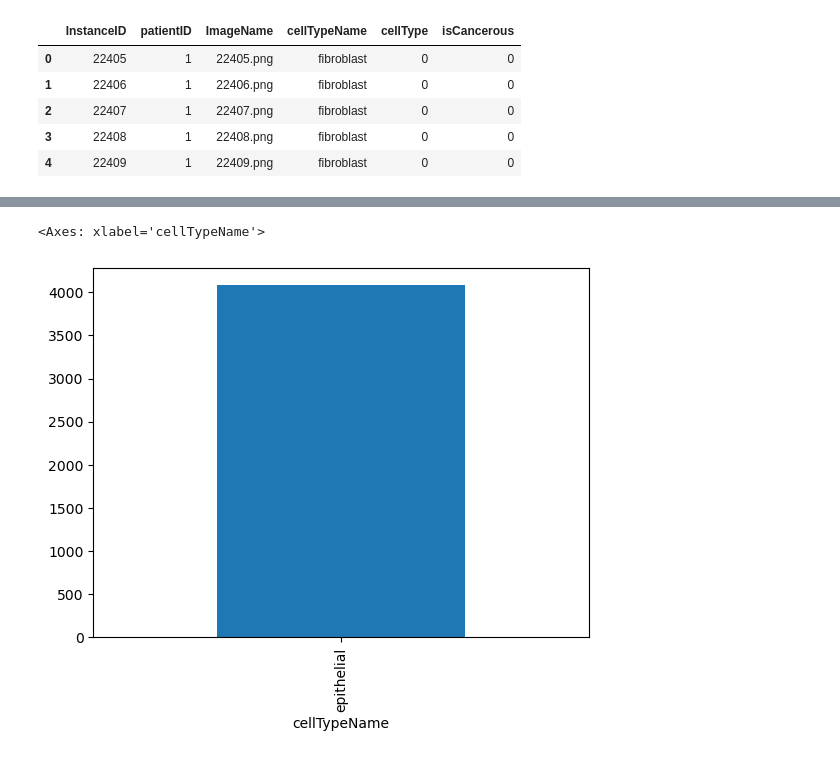
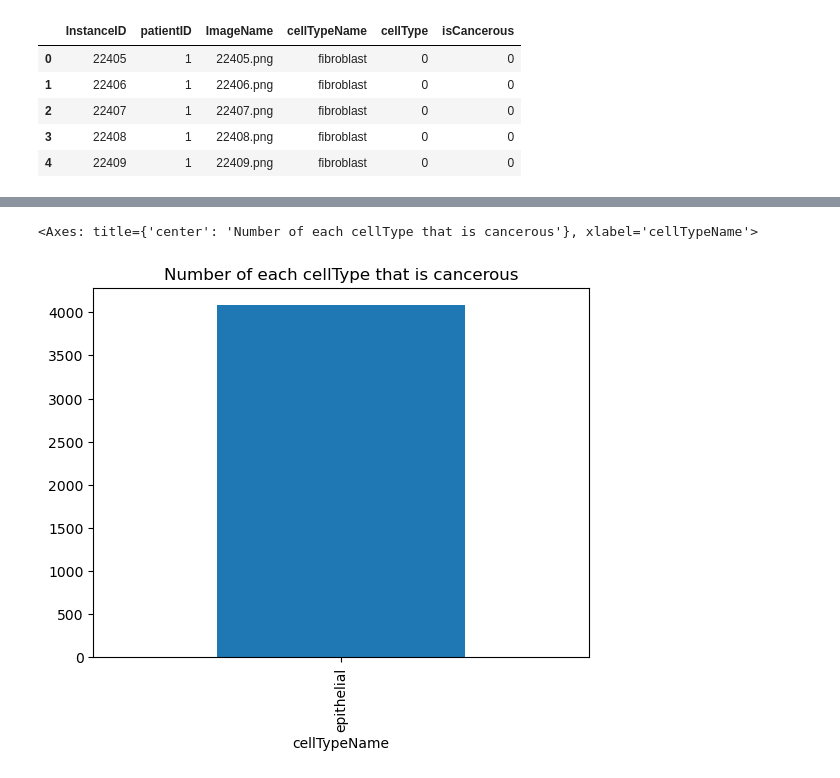
Before and after one commit to aitiab/ML_Assignment2, a Jupyter notebook: Assignment2.ipynb, the cells around one changed output, grey strips where cells are left out. Cells and saved outputs as stored; diff of their text form; code cells hidden in the pictures.

```diff
--- a/Assignment2.ipynb
+++ b/Assignment2.ipynb
@@ -92,5 +92,4 @@ for i in range(0, 3):
 # %%
-data[data['isCancerous'] == 1]['cellTypeName'].value_counts().plot(kind='bar')
 # %% [output]
-<Axes: xlabel='cellTypeName'>
+<Axes: title={'center': 'Number of each cellType that is cancerous'}, xlabel='cellTypeName'>
-[figure, old version]
+[figure, new version]
```
Also changed, not shown: parts of 7 cells of this notebook.
